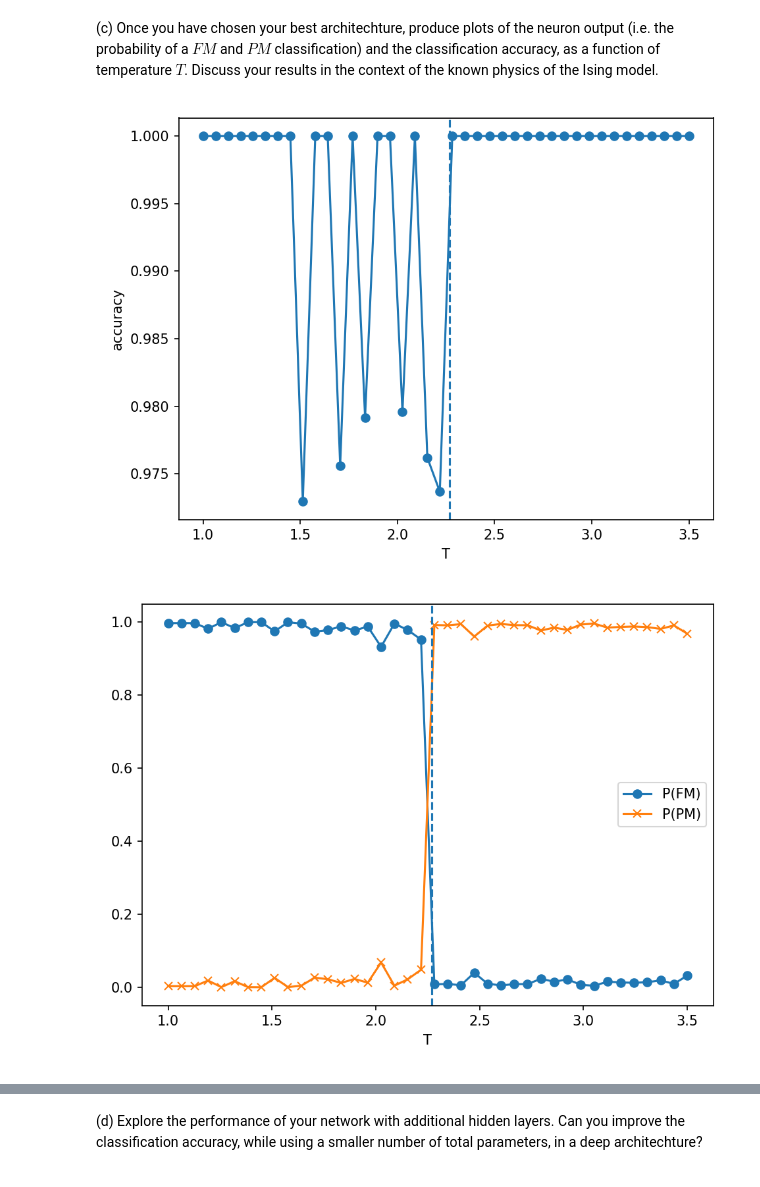
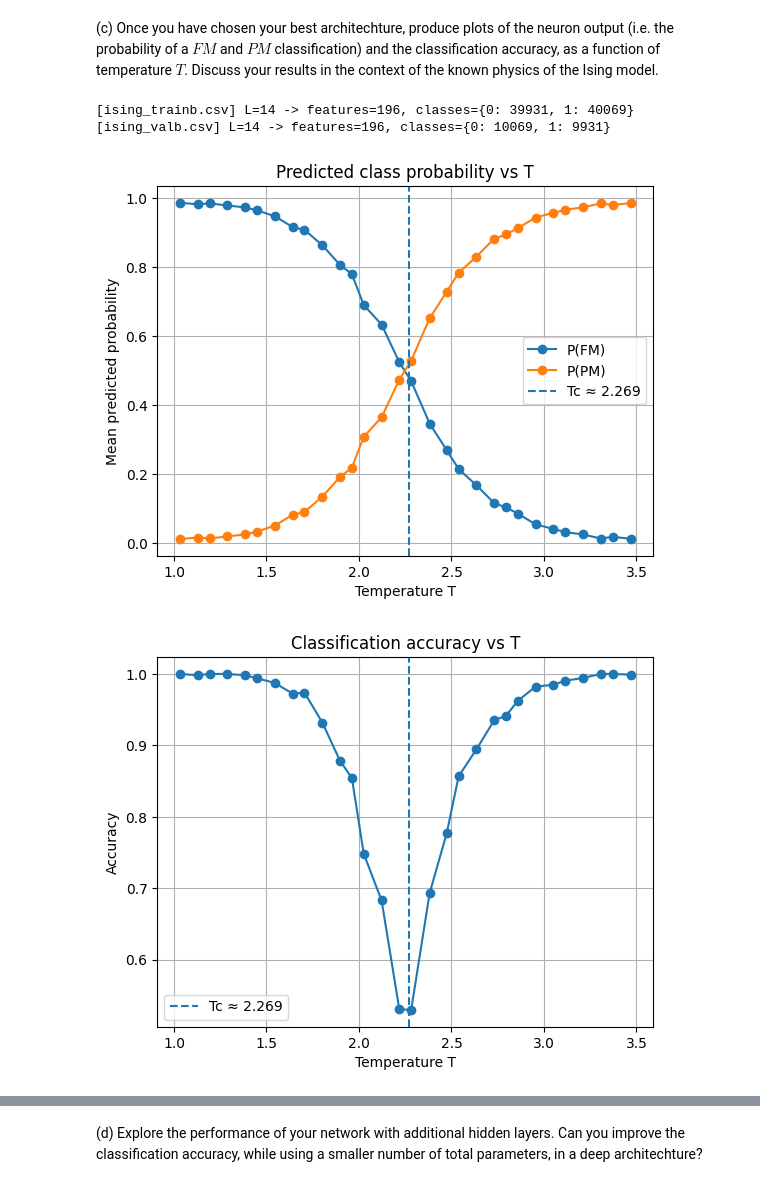
Before and after one commit to allxn753/PHYS449-assignments, a Jupyter notebook: HW5/HW4Q2.ipynb, the cells around one changed output, grey strips where cells are left out. Saved outputs shown, nothing was run; the diff lists cells and outputs as text; code cells hidden in the pictures.

```diff
--- a/HW5/HW4Q2.ipynb
+++ b/HW5/HW4Q2.ipynb
@@ -178,20 +336,2 @@ Epoch 10: train_acc=1.000  val_acc=0.996
 # %% [markdown]
 (b) Explore $L1$, $L2$, and dropout, and choose the best regularization method for your dataset. Present data to justify your choice.
-# %%
-cfgs = [
-    ("baseline", base),
-    ("l2_1e-4", TrainCfg(**{**asdict(base),"weight_decay":1e-4})),
-    ("l1_1e-6", TrainCfg(**{**asdict(base),"l1_lambda":1e-6})),
-    ("drop_0.3", TrainCfg(**{**asdict(base),"p_drop":0.3})),
-]
-best_name, best_acc, best_m, best_cfg = None, 0, None, None
-results = {}
-
-for name,cfg in cfgs:
-    m,h = train_model(X_train,y_train,X_val,y_val,cfg)
-    acc = h["val_acc"][-1]
-    results[name] = acc
-    if acc>best_acc: best_acc, best_name, best_m, best_cfg = acc,name,m,cfg
-
-print("Best:",best_name,best_acc)
-with open("part_b_results.json","w") as f: json.dump(results,f,indent=2)
@@ -242,4 +432,58 @@ plt.tight_layout(); plt.savefig("part_c_probs_vs_T.png",dpi=150); plt.close()
-# %% [markdown]
-![image.png](attachment:image.png)
-
-![image-2.png](attachment:image-2.png)
+# %%
+# Q2(c) — Cell 6: neuron outputs and accuracy vs temperature
+
+# Use the best model from (b); if you want to force using the baseline from (a), set:
+# best_model, best_cfg = model_a, cfg_a
+
+_, val_ds, _, val_loader = make_loaders(batch_size=best_cfg["batch_size"])
+if val_ds.T_col is None:
+    print("No temperature column found in CSV; skipping T-based plots.")
+else:
+    best_model.eval()
+    with torch.no_grad():
+        _, logits, y_true, Tvals = evaluate(best_model, val_loader, device)
+        probs = logits.softmax(dim=1)  # [:,0]=P(FM), [:,1]=P(PM)
+
+    df = pd.DataFrame({
+        "T": Tvals.numpy(),
+        "y": y_true.numpy().astype(int),
+        "p_FM": probs[:,0].numpy(),
+        "p_PM": probs[:,1].numpy(),
+    })
+    # Bin by temperature to smooth
+    bins = np.linspace(df["T"].min(), df["T"].max(), 31)
+    df["Tbin"] = pd.cut(df["T"], bins=bins, include_lowest=True)
+    grouped = df.groupby("Tbin").agg(T_mid=("T", "mean"),
+                                     pFM=("p_FM","mean"),
+                                     pPM=("p_PM","mean"),
+                                     acc=("y", lambda y: np.nan))  # placeholder
+
+    # Compute bin-wise accuracy
+    # Recompute predictions from probs:
+    df["pred"] = (df["p_PM"] > df["p_FM"]).astype(int)
+    acc_by_bin = df.groupby("Tbin").apply(lambda g: (g["pred"]==g["y"]).mean()).rename("acc")
+    grouped["acc"] = acc_by_bin
+
+    # Plot probabilities
+    plt.figure()
+    plt.plot(grouped["T_mid"], grouped["pFM"], marker='o', label="P(FM)")
+    plt.plot(grouped["T_mid"], grouped["pPM"], marker='o', label="P(PM)")
+    plt.axvline(x=2.269, linestyle="--", label="Tc ≈ 2.269")
+    plt.xlabel("Temperature T"); plt.ylabel("Mean predicted probability")
+    plt.title("Predicted class probability vs T")
+    plt.legend(); plt.grid(True); plt.show()
+
+    # Plot accuracy
+    plt.figure()
+    plt.plot(grouped["T_mid"], grouped["acc"], marker='o')
+    plt.axvline(x=2.269, linestyle="--", label="Tc ≈ 2.269")
+    plt.xlabel("Temperature T"); plt.ylabel("Accuracy")
+    plt.title("Classification accuracy vs T")
+    plt.legend(); plt.grid(True); plt.show()
+
+    grouped.drop(columns=["acc"]).head()
+# %% [output]
+[ising_trainb.csv] L=14 -> features=196, classes={0: 39931, 1: 40069}
+[ising_valb.csv] L=14 -> features=196, classes={0: 10069, 1: 9931}
+[figure, added]
+[figure, added]
```
Also changed, not shown: parts of 20 cells of this notebook, 10 other files.
